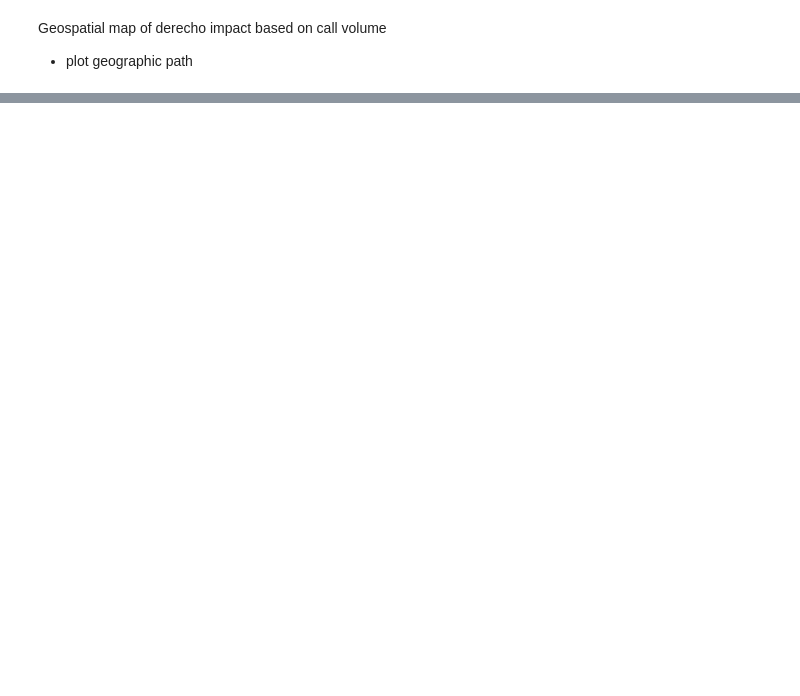
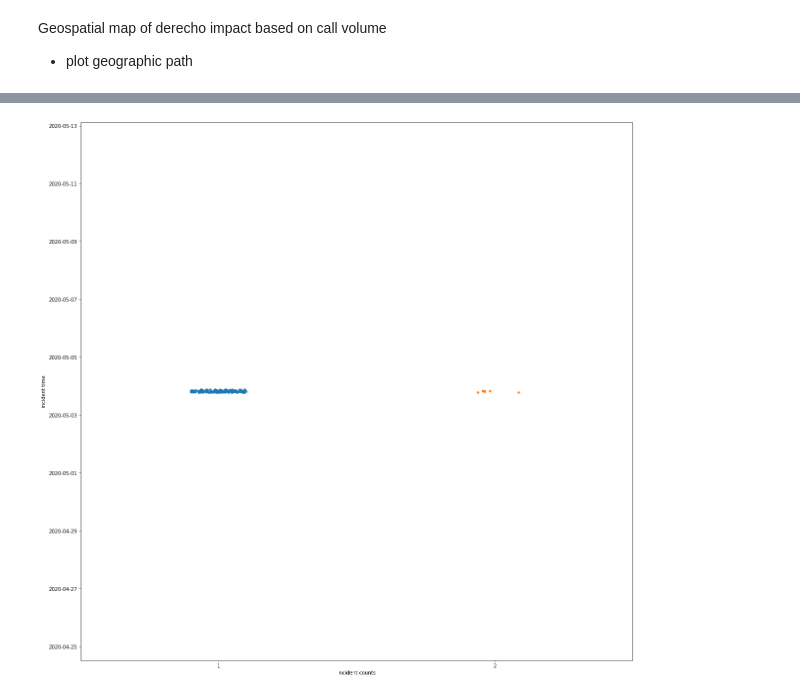
Before and after one commit to maureencaballero/metro-911-calls, a Jupyter notebook: notebooks/Metro-E911-Project.ipynb, the cells around one changed output, grey strips where cells are left out. Cells and saved outputs as stored; diff of their text form; code cells hidden in the pictures; blank space fills up the shorter version.

```diff
--- a/notebooks/Metro-E911-Project.ipynb
+++ b/notebooks/Metro-E911-Project.ipynb
@@ -214,0 +271,3 @@ Geospatial map of derecho impact based on call volume
+# %%
+#group electrical incident by time
+derecho_elctrical_dispatch_time = derecho_elctrical_dispatch['IncidentDate'].value_counts()
@@ -214,0 +289,3 @@ Geospatial map of derecho impact based on call volume
+# %%
+#change series of electrical dispatch incident counts by time to dataframe
+derecho_electrical = pd.DataFrame({'incident time':derecho_elctrical_dispatch_time.index, 'incident counts':derecho_elctrical_dispatch_time.values})
@@ -214,0 +302,2 @@ Geospatial map of derecho impact based on call volume
+# %%
+derecho_electrical['incident time'] = pd.to_datetime(derecho_electrical['incident time'])
@@ -214,0 +320,13 @@ Geospatial map of derecho impact based on call volume
+# %%
+# slice time between 6:30 to 8:30 pm
+start_time = '2020-05-03 18:30:00'
+end_time = '2020-05-03 21:00:00'
+new_derecho_electrical = derecho_electrical[(derecho_electrical['incident time'] >= start_time) & (derecho_electrical['incident time'] <= end_time)]
+# %%
+# explore distribution using different plots
+
+#regplot
+f, ax = plt.subplots(figsize=(20,20))
+derecho_electrical_strip = sns.stripplot(x="incident counts", y="incident time", data= new_derecho_electrical, ax=ax)
+# %% [output]
+[figure, added]
```
Also changed, not shown: parts of 18 cells of this notebook.
